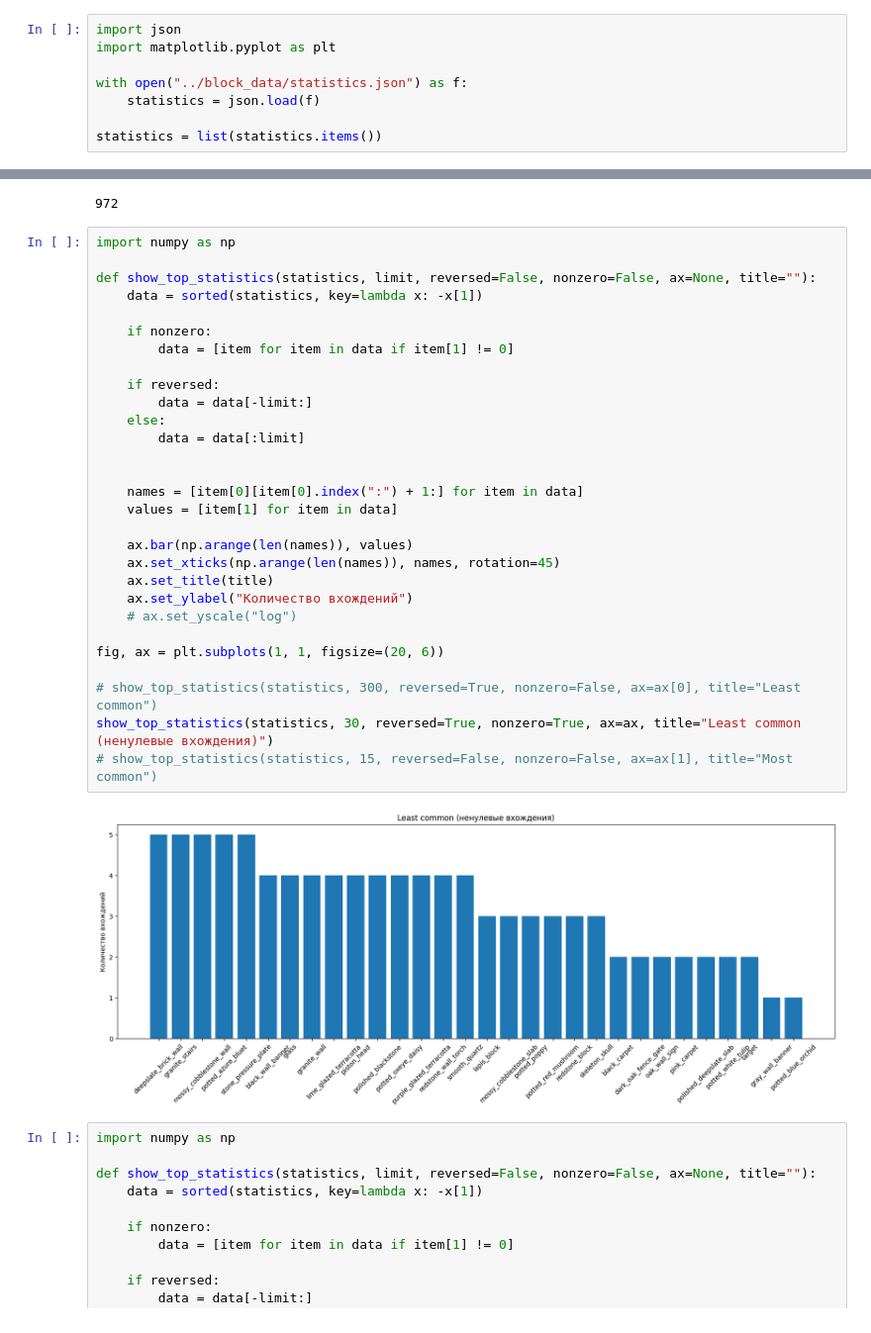
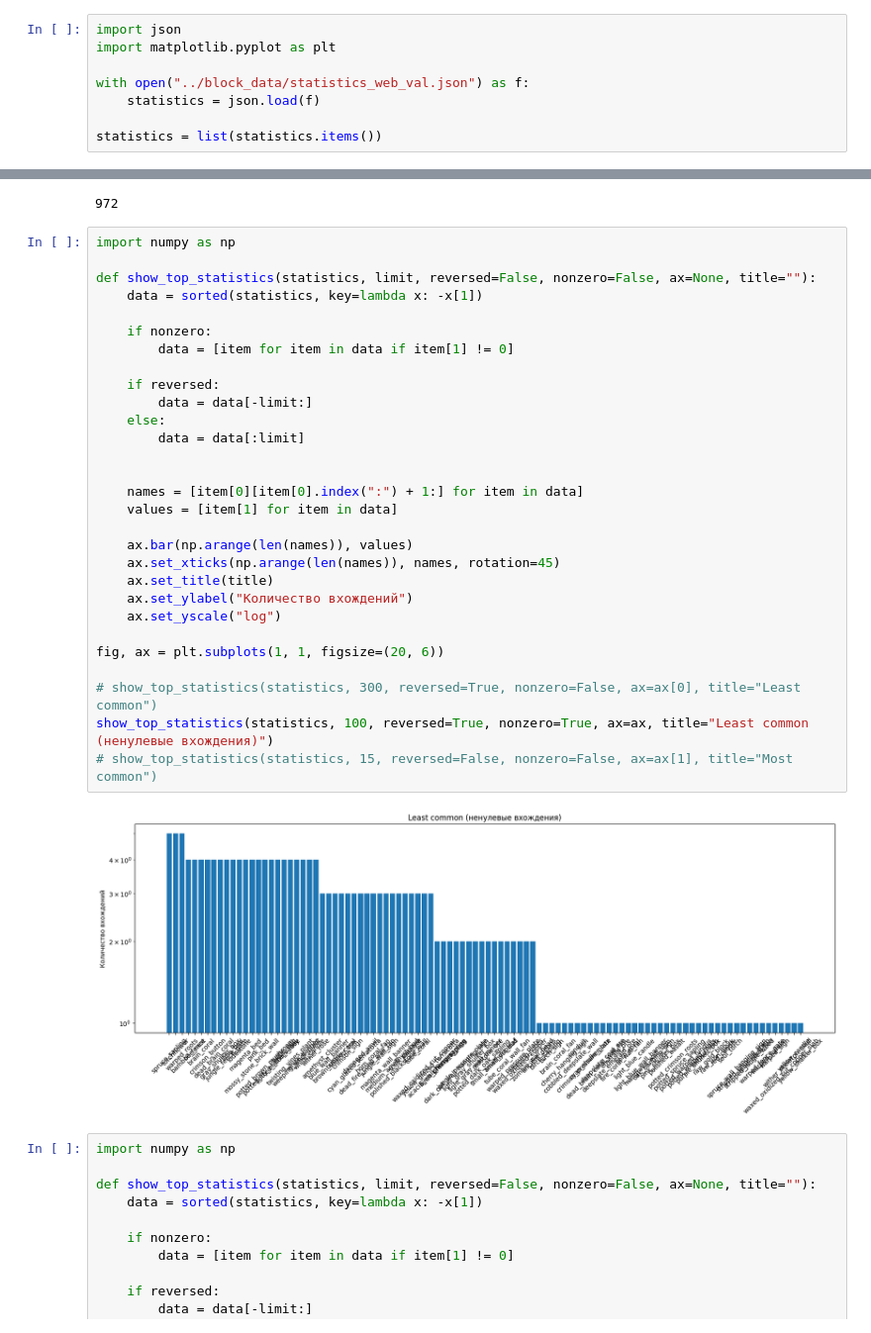
Before and after one commit to oleja1shpep/DiffusionCraft, a Jupyter notebook: src/notebooks/stats.ipynb, the cells around one changed output, grey strips where cells are left out. Shown at 99% size. Cells and saved outputs as stored; diff of their text form.

```diff
--- a/src/notebooks/stats.ipynb
+++ b/src/notebooks/stats.ipynb
@@ -412,7 +412,7 @@ with open("statistics.json", "w") as w:
 import json
 import matplotlib.pyplot as plt
 
-with open("../block_data/statistics.json") as f:
+with open("../block_data/statistics_web_val.json") as f:
     statistics = json.load(f)
 
 statistics = list(statistics.items())
@@ -432,34 +434,34 @@ len(statistics)
 # %%
 import numpy as np
 
 def show_top_statistics(statistics, limit, reversed=False, nonzero=False, ax=None, title=""):
     data = sorted(statistics, key=lambda x: -x[1])
 
     if nonzero:
         data = [item for item in data if item[1] != 0]
 
     if reversed:
         data = data[-limit:]
     else:
         data = data[:limit]
 
 
     names = [item[0][item[0].index(":") + 1:] for item in data]
     values = [item[1] for item in data]
 
     ax.bar(np.arange(len(names)), values)
     ax.set_xticks(np.arange(len(names)), names, rotation=45)
     ax.set_title(title)
     ax.set_ylabel("Количество вхождений")
-    # ax.set_yscale("log")
+    ax.set_yscale("log")
 
 fig, ax = plt.subplots(1, 1, figsize=(20, 6))
 
 # show_top_statistics(statistics, 300, reversed=True, nonzero=False, ax=ax[0], title="Least common")
-show_top_statistics(statistics, 30, reversed=True, nonzero=True, ax=ax, title="Least common (ненулевые вхождения)")
+show_top_statistics(statistics, 100, reversed=True, nonzero=True, ax=ax, title="Least common (ненулевые вхождения)")
 # show_top_statistics(statistics, 15, reversed=False, nonzero=False, ax=ax[1], title="Most common")
 # %% [output]
-[figure, old version]
+[figure, new version]
 # %%
 import numpy as np
 
```
Also changed, not shown: parts of 12 cells of this notebook, 6 other files.
